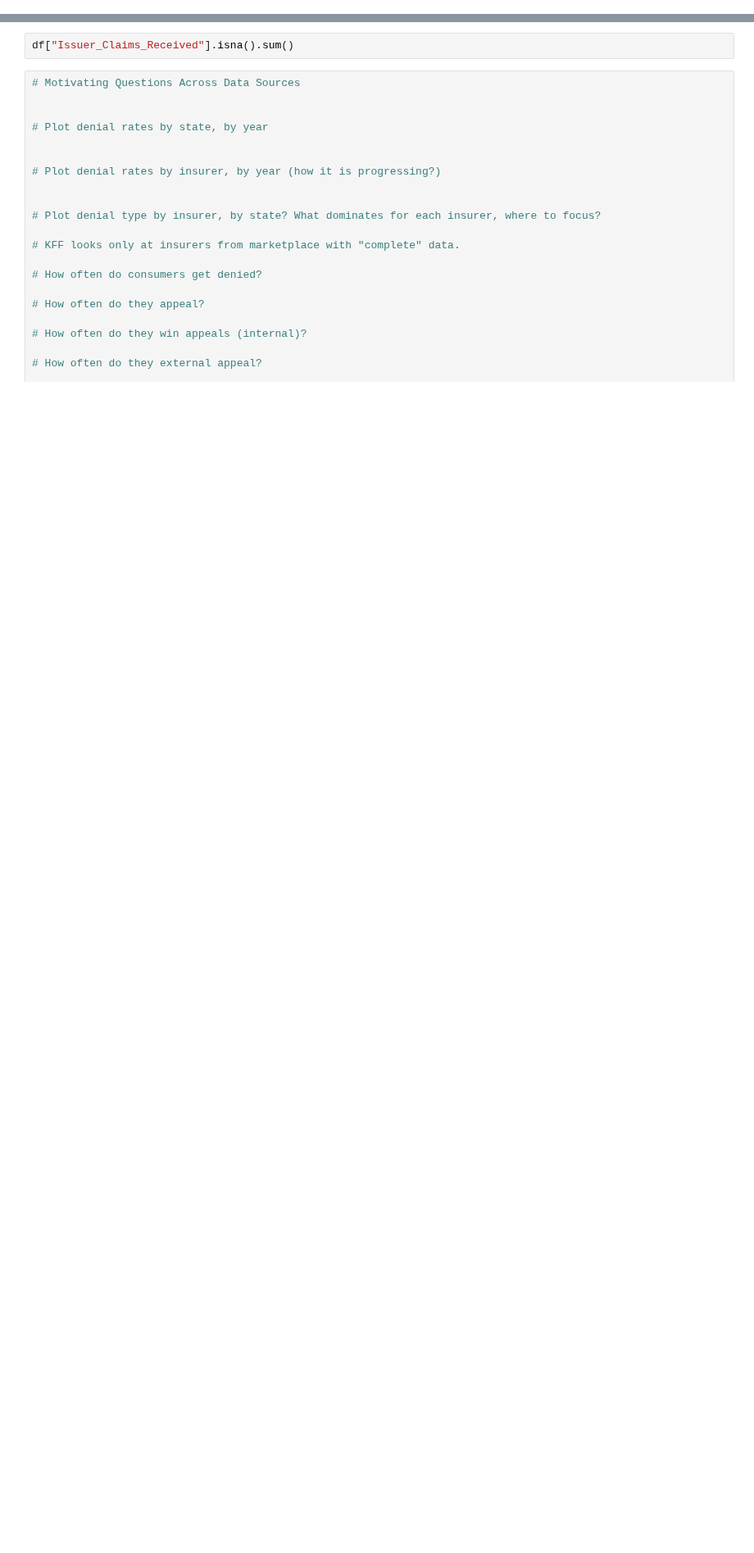
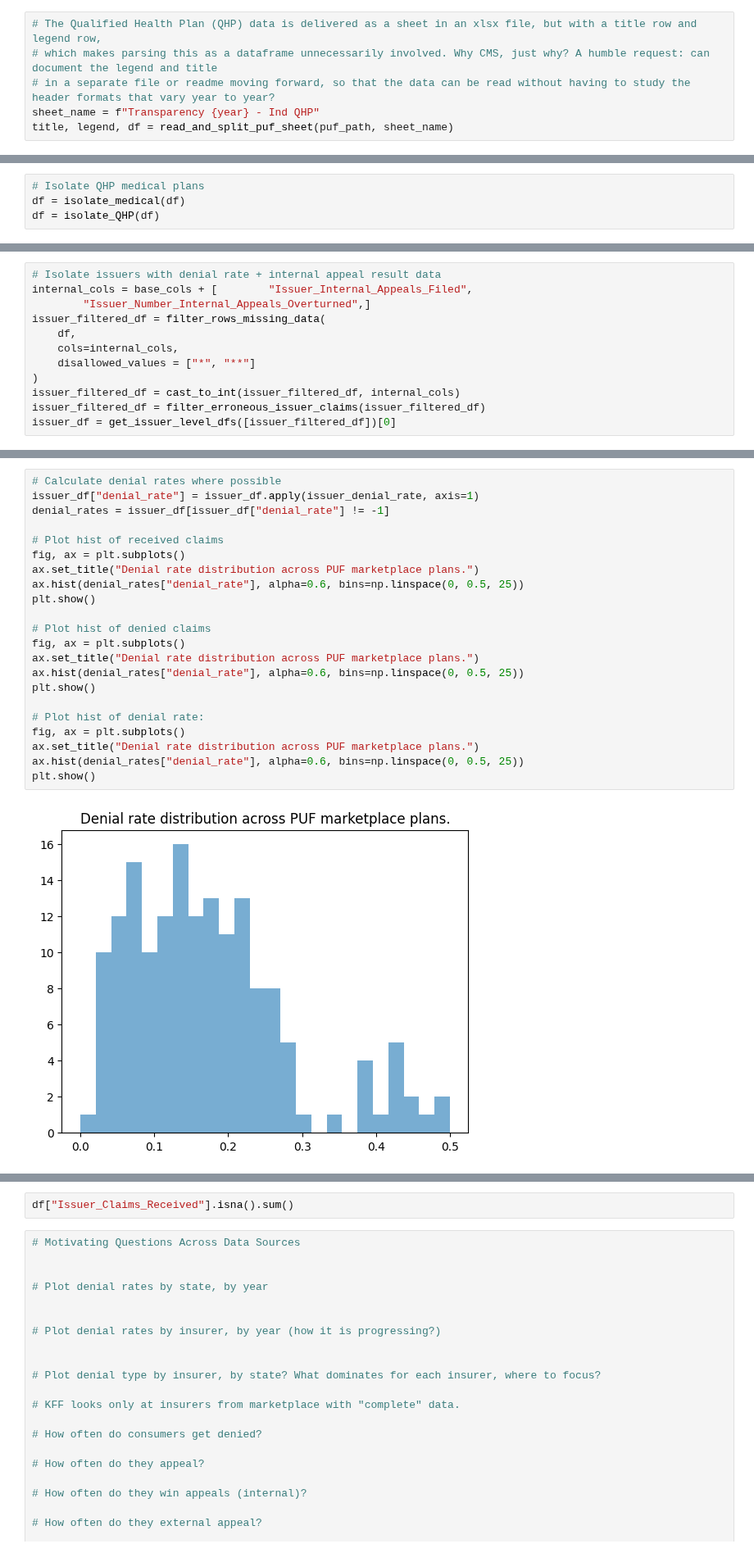
Before and after one commit to TPAFS/investigations, a Jupyter notebook: investigations/claims_denials/cms_puf.ipynb, the cells around one changed output, grey strips where cells are left out. Shown at 82% size. Cells and saved outputs as stored; diff of their text form; blank space fills up the shorter version.

```diff
--- a/investigations/claims_denials/cms_puf.ipynb
+++ b/investigations/claims_denials/cms_puf.ipynb
@@ -87,0 +97,6 @@ print(f"{title}\n\n{legend}")
+# %%
+# The Qualified Health Plan (QHP) data is delivered as a sheet in an xlsx file, but with a title row and legend row,
+# which makes parsing this as a dataframe unnecessarily involved. Why CMS, just why? A humble request: can document the legend and title
+# in a separate file or readme moving forward, so that the data can be read without having to study the header formats that vary year to year?
+sheet_name = f"Transparency {year} - Ind QHP"
+title, legend, df = read_and_split_puf_sheet(puf_path, sheet_name)
@@ -87,0 +202,4 @@ print(f"{title}\n\n{legend}")
+# %%
+# Isolate QHP medical plans
+df = isolate_medical(df)
+df = isolate_QHP(df)
@@ -87,0 +225,12 @@ print(f"{title}\n\n{legend}")
+# %%
+# Isolate issuers with denial rate + internal appeal result data
+internal_cols = base_cols + [        "Issuer_Internal_Appeals_Filed",
+        "Issuer_Number_Internal_Appeals_Overturned",]
+issuer_filtered_df = filter_rows_missing_data(
+    df,
+    cols=internal_cols,
+    disallowed_values = ["*", "**"]
+)
+issuer_filtered_df = cast_to_int(issuer_filtered_df, internal_cols)
+issuer_filtered_df = filter_erroneous_issuer_claims(issuer_filtered_df)
+issuer_df = get_issuer_level_dfs([issuer_filtered_df])[0]
@@ -87,0 +277,24 @@ print(f"{title}\n\n{legend}")
+# %%
+# Calculate denial rates where possible
+issuer_df["denial_rate"] = issuer_df.apply(issuer_denial_rate, axis=1)
+denial_rates = issuer_df[issuer_df["denial_rate"] != -1]
+
+# Plot hist of received claims
+fig, ax = plt.subplots()
+ax.set_title("Denial rate distribution across PUF marketplace plans.")
+ax.hist(denial_rates["denial_rate"], alpha=0.6, bins=np.linspace(0, 0.5, 25))
+plt.show()
+
+# Plot hist of denied claims
+fig, ax = plt.subplots()
+ax.set_title("Denial rate distribution across PUF marketplace plans.")
+ax.hist(denial_rates["denial_rate"], alpha=0.6, bins=np.linspace(0, 0.5, 25))
+plt.show()
+
+# Plot hist of denial rate:
+fig, ax = plt.subplots()
+ax.set_title("Denial rate distribution across PUF marketplace plans.")
+ax.hist(denial_rates["denial_rate"], alpha=0.6, bins=np.linspace(0, 0.5, 25))
+plt.show()
+# %% [output]
+[figure, added]
```
Also changed, not shown: parts of 22 cells of this notebook.
